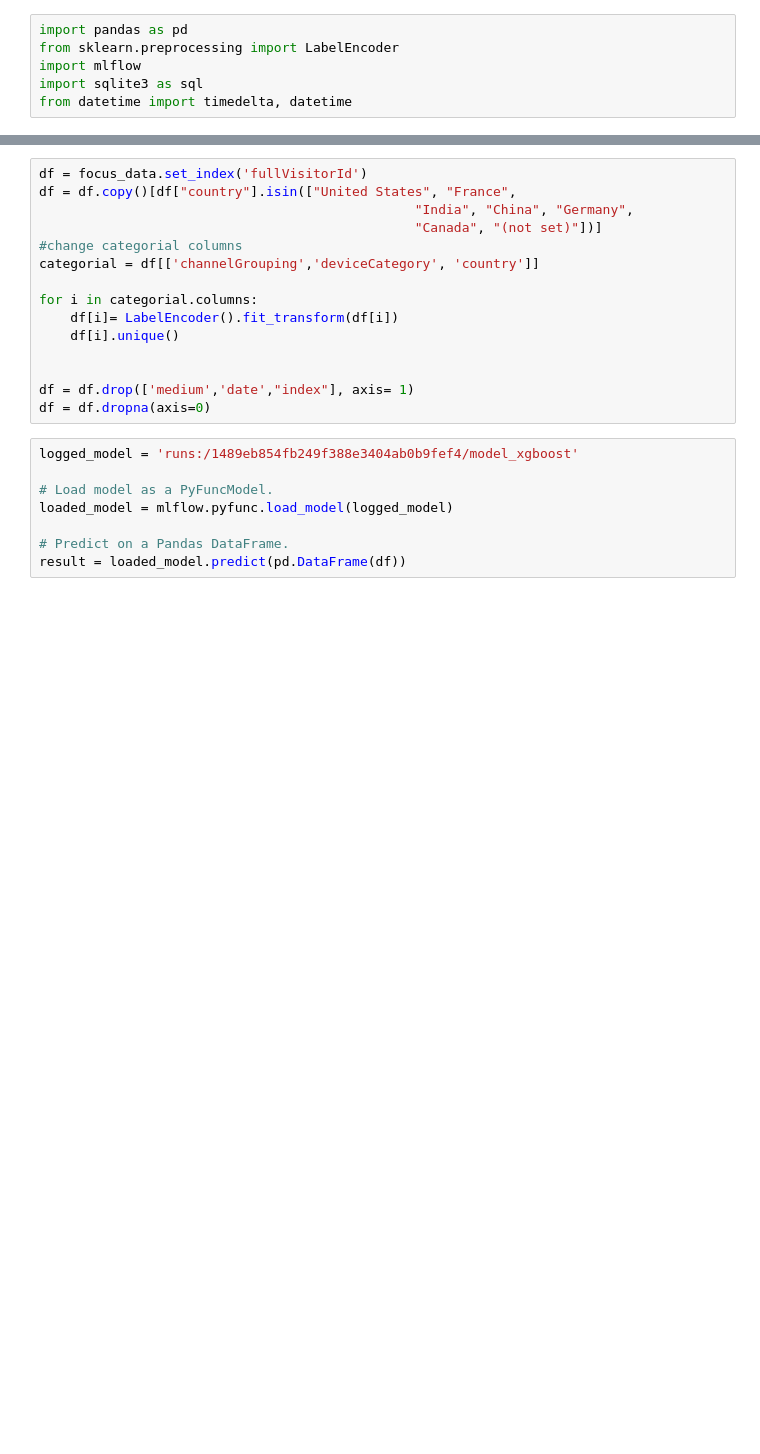
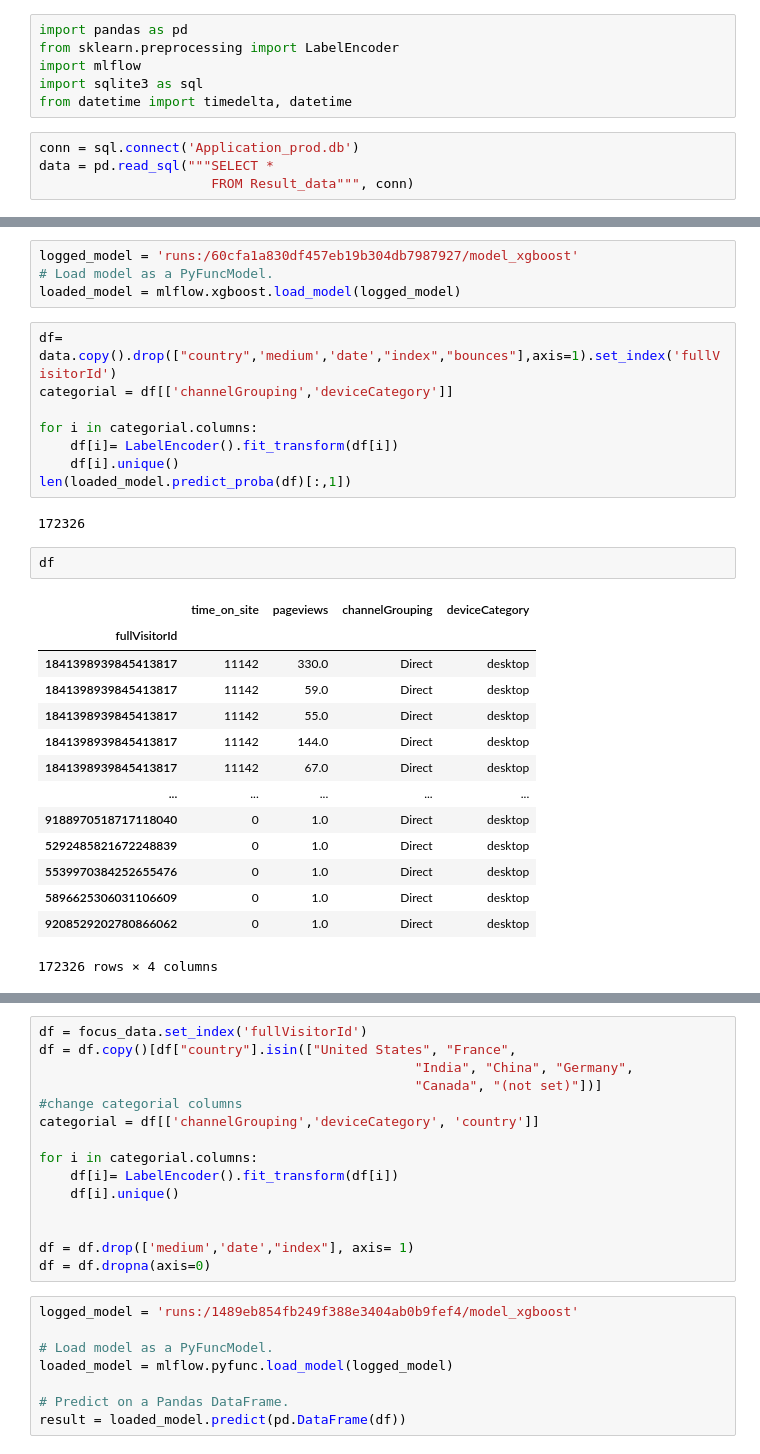
Before and after one commit to Melodyellinn/Projet_Beauty, a Jupyter notebook: Script_inference.ipynb, the cells around one changed output, grey strips where cells are left out. Cells and saved outputs as stored; diff of their text form; blank space fills up the shorter version.

```diff
--- a/Script_inference.ipynb
+++ b/Script_inference.ipynb
@@ -4,3 +4,7 @@ from sklearn.preprocessing import LabelEncoder
 import mlflow
 import sqlite3 as sql
 from datetime import timedelta, datetime
+# %%
+conn = sql.connect('Application_prod.db')
+data = pd.read_sql("""SELECT *
+                      FROM Result_data""", conn)
@@ -7,3 +17,34 @@ from datetime import timedelta, datetime
+# %%
+logged_model = 'runs:/60cfa1a830df457eb19b304db7987927/model_xgboost'
+# Load model as a PyFuncModel.
+loaded_model = mlflow.xgboost.load_model(logged_model)
+# %%
+df= data.copy().drop(["country",'medium','date',"index","bounces"],axis=1).set_index('fullVisitorId')
+categorial = df[['channelGrouping','deviceCategory']]
+
+for i in categorial.columns:
+    df[i]= LabelEncoder().fit_transform(df[i])
+    df[i].unique()
+len(loaded_model.predict_proba(df)[:,1])
+# %% [output]
+172326
+# %%
+df
+# %% [output]
+|  | time_on_site | pageviews | channelGrouping | deviceCategory |
+| fullVisitorId |  |  |  |  |
+| 1841398939845413817 | 11142 | 330.0 | Direct | desktop |
+| 1841398939845413817 | 11142 | 59.0 | Direct | desktop |
+| 1841398939845413817 | 11142 | 55.0 | Direct | desktop |
+| 1841398939845413817 | 11142 | 144.0 | Direct | desktop |
+| 1841398939845413817 | 11142 | 67.0 | Direct | desktop |
+| ... | ... | ... | ... | ... |
+| 9188970518717118040 | 0 | 1.0 | Direct | desktop |
+| 5292485821672248839 | 0 | 1.0 | Direct | desktop |
+| 5539970384252655476 | 0 | 1.0 | Direct | desktop |
+| 5896625306031106609 | 0 | 1.0 | Direct | desktop |
+| 9208529202780866062 | 0 | 1.0 | Direct | desktop |
+172326 rows × 4 columns
 # %%
 conn = sql.connect('Application_prod.db')
 
```
Also changed, not shown: parts of 4 cells of this notebook, 8 other files.
